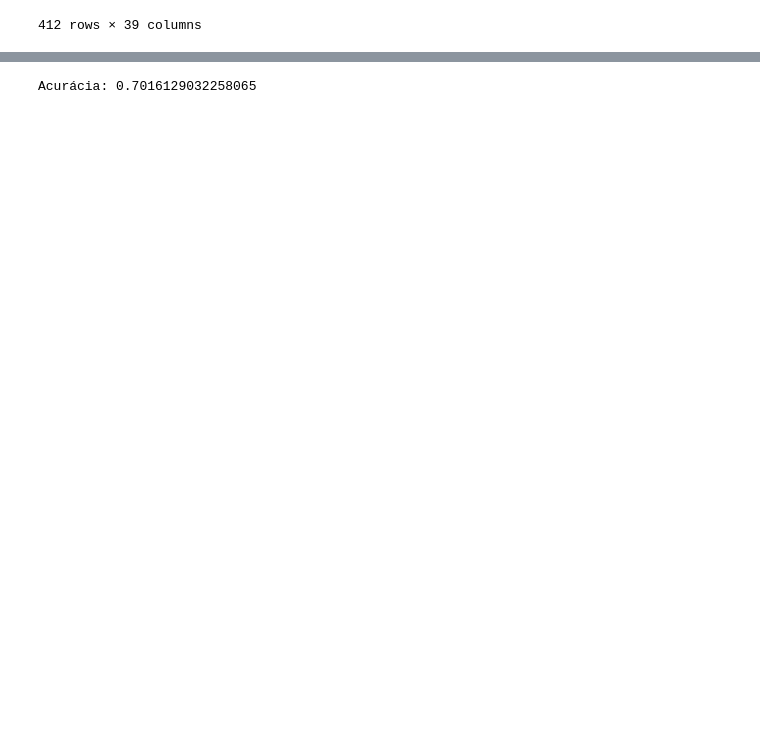
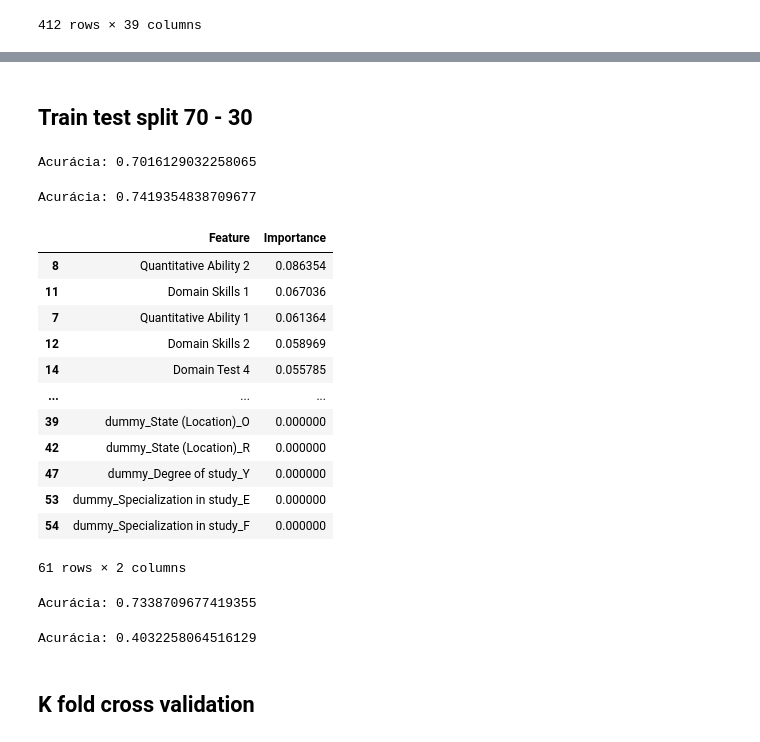
Before and after one commit to LanaArmond/DCC127-2024.3, a Jupyter notebook: DCC127_Trabalho_05.ipynb, the cells around one changed output, grey strips where cells are left out. Drawn from its saved outputs; the diff is of its cells as text; code cells hidden in the pictures; blank space fills up the shorter version.

Commit message:
Classifiers

```diff
--- a/DCC127_Trabalho_05.ipynb
+++ b/DCC127_Trabalho_05.ipynb
@@ -45,6 +52,12 @@ def preprocess_data(df, categorical_columns, inputting_method):
     df.rename(columns={' English 1': 'English 1'}, inplace=True)
 
     df = encode_string_columns(df, categorical_columns)
+
+    # As linhas estão realmentes duplicadas (Candidate ID iguais)
+    # duplicates = df[df.duplicated(keep='first') | df.duplicated(keep='last')]
+    # duplicates = duplicates.sort_values(by='Candidate ID')
+    # display(HTML(duplicates.to_html()))
+
     df = df.drop_duplicates(df, keep='first')  # Removeu 55 duplicatas
 
     return df
@@ -338,20 +351,28 @@ def pca_explained_variance_plot(df, columns):
     return cumulative_explained_variance, feature_contributions
 
 
-def decision_tree_classifier(df, columns, y_column, test_size=0.3):
+def train_classifier(df, model, columns, y_column, test_size=0.3):
     X = df[columns]
     y = df[y_column]
 
     X_train, X_test, y_train, y_test = train_test_split(X, y, test_size=test_size, random_state=42)
 
-    classifier = DecisionTreeClassifier(random_state=42)
-
-    classifier.fit(X_train, y_train)
-    y_pred = classifier.predict(X_test)
+    model.fit(X_train, y_train)
+    y_pred = model.predict(X_test)
 
     accuracy = accuracy_score(y_test, y_pred)
 
-    return classifier, accuracy
+    return accuracy
+
+
+def k_fold_cross_validation(df, model, columns, y_column, k=10):
+    pipeline = Pipeline([
+        # ('scaler', StandardScaler()),
+        # ('feature_selection', SelectKBest(score_func=f_classif, k=50)),
+        ('classifier', model)
+    ])
+
+    return cross_val_score(pipeline, df[columns], df[y_column], cv=k)
 # %%
 numerical_columns = [
     '10th percentage',
@@ -536,5 +554,49 @@ Index(['Candidate ID', 'Number of characters in Original Name',
+# %%
+classification_columns = numerical_columns + dummy_columns
+# %% [markdown]
+## Train test split 70 - 30
+# %%
+dt_classifier = DecisionTreeClassifier(random_state=42)
+accuracy = train_classifier(df, dt_classifier, classification_columns, y_column_classification)
+print(f'Acurácia: {accuracy}')
+# %% [output]
+Acurácia: 0.7016129032258065
+# %%
+rf_classifier = RandomForestClassifier(n_estimators=100, random_state=42)
+accuracy = train_classifier(df, rf_classifier, classification_columns, y_column_classification)
+print(f'Acurácia: {accuracy}')
+
+feature_importance = pd.DataFrame({
+        'Feature': classification_columns,
+        'Importance': rf_classifier.feature_importances_
+    }).sort_values(by='Importance', ascending=False)
+feature_importance
+# %% [output]
+Acurácia: 0.7419354838709677
+|  | Feature | Importance |
+| 8 | Quantitative Ability 2 | 0.086354 |
+| 11 | Domain Skills 1 | 0.067036 |
+| 7 | Quantitative Ability 1 | 0.061364 |
+| 12 | Domain Skills 2 | 0.058969 |
+| 14 | Domain Test 4 | 0.055785 |
+| ... | ... | ... |
+| 39 | dummy_State (Location)_O | 0.000000 |
+| 42 | dummy_State (Location)_R | 0.000000 |
+| 47 | dummy_Degree of study_Y | 0.000000 |
+| 53 | dummy_Specialization in study_E | 0.000000 |
+| 54 | dummy_Specialization in study_F | 0.000000 |
+61 rows × 2 columns
+# %%
+svm_classifier = SVC(kernel='rbf', C=1.0, random_state=42)
+accuracy = train_classifier(scaled_df, svm_classifier, classification_columns, y_column_classification)
+print(f'Acurácia: {accuracy}')
+# %% [output]
+Acurácia: 0.7338709677419355
 # %%
-classifier, accuracy = decision_tree_classifier(scaled_df, numerical_columns + dummy_columns, y_column_classification)
+naive_bayes_classifier = GaussianNB()
+accuracy = train_classifier(df, naive_bayes_classifier, classification_columns, y_column_classification)
 print(f'Acurácia: {accuracy}')
 # %% [output]
-Acurácia: 0.7016129032258065
+Acurácia: 0.4032258064516129
+# %% [markdown]
+## K fold cross validation
```
Also changed, not shown: parts of 7 cells of this notebook.
